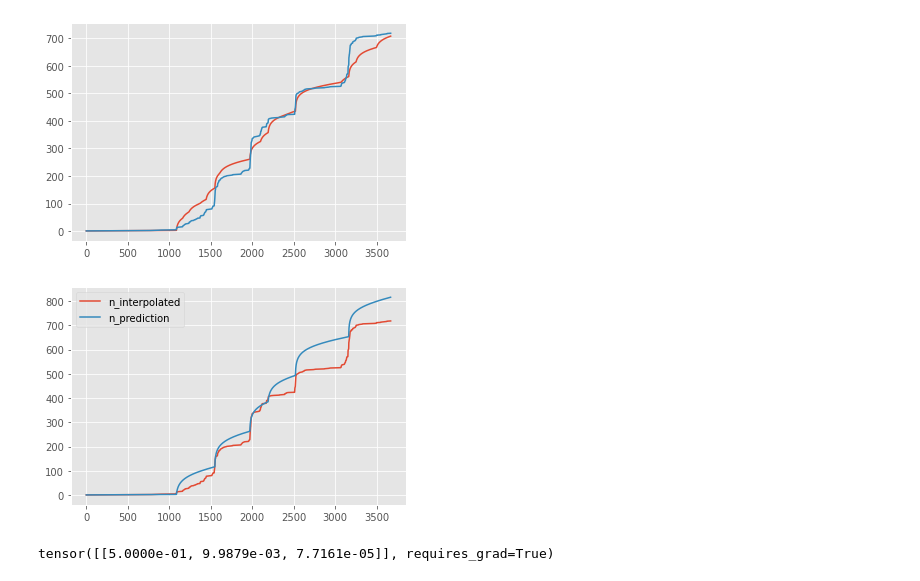
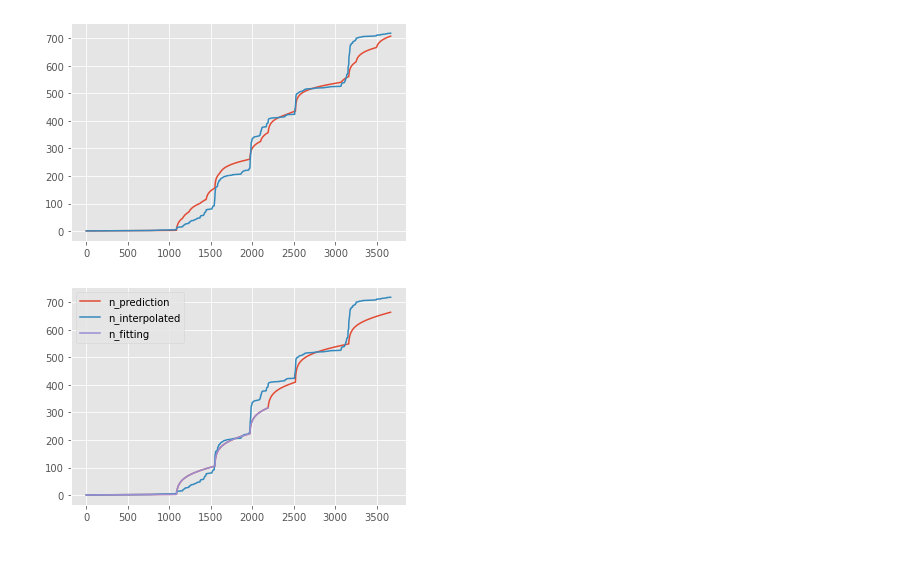
Before and after one commit to hanxiaokaka/Induced_seismic, a Jupyter notebook: notebooks/crs_model/005.prototype_gradient_peak_detector.ipynb, the cells around one changed output. Cells and saved outputs as stored; diff of their text form; code cells hidden in the pictures.

Commit message:
separate fitting and prediction plot in the figure

```diff
--- a/notebooks/crs_model/005.prototype_gradient_peak_detector.ipynb
+++ b/notebooks/crs_model/005.prototype_gradient_peak_detector.ipynb
@@ -164,10 +164,10 @@ params.register_hook(lambda g: F.normalize(g))
 initial_lr = 0.00005
 criterion = nn.MSELoss(reduction='sum')
 optimizer = optim.SGD(params=[params],lr=initial_lr,momentum=0.5)
-for epoch in range(500):
+for epoch in range(300):
     R0, N0 , n_target0 = torch.ones(1, 1),torch.ones(1, 1),torch.FloatTensor([])
     # for i in range(np.size(peak_indexs)-4): # only using partial data for training
-    for i in range(0,6): # only using the first 5 peaks for training
+    for i in range(0,4): # only using the first 5 peaks for training
              mpa_yr2pa_s = 1e6 / 365.25 / 86400
              site_info = {
                           'tectonic_shear_stressing_rate' : 3.5e-4 * mpa_yr2pa_s, # Pa / s
@@ -217,7 +217,7 @@ for epoch in range(500):
         # print('initial_loss: ' + str(initial_loss))
         print('step: ' + str(epoch) + ' loss is ' + str(loss.item()) + ' lr is ' + str(lr))
         # print(params.grad)
-        display(params.grad)
+        display(params.data)
     optimizer.zero_grad()
     loss.backward()
     optimizer.step()
@@ -247,42 +247,41 @@ tensor([[5.0000e-01, 9.9910e-03, 5.1348e-05]], requires_grad=True)
 # %%
 # params = torch.FloatTensor([[5.0009e-01,2.7316e-03,3.0530e-04,5.0000e-04]])
 # Rt, Nt = model(params, p, dpdt, delta_t)
 # plt.plot(Nt.data.detach().numpy()[0])
 # # params = torch.FloatTensor([[5.0009e-01,2.7316e-03,163.7424,5.0000e-04]])
-# Rt, Nt = model(params, p, dpdt, delta_t)
-# plt.plot(Nt.data.detach().numpy()[0])
-R0, N0 = torch.ones(1, 1),torch.ones(1, 1),
+
+# params = torch.FloatTensor([[5.0000e-01, 9.9879e-03, 7.1121e-05]]) # manually setting params from loss history
+
+R, N = torch.ones(1, 1),torch.ones(1, 1),
 for i in range(np.size(peak_indexs)-1):
     mpa_yr2pa_s = 1e6 / 365.25 / 86400
     site_info = {
         'tectonic_shear_stressing_rate' : 3.5e-4 * mpa_yr2pa_s, # Pa / s
         'tectonic_normal_stressing_rate' : 0, # Pa/s
         'sigma' : 30 * 1e6, # Pa
         'biot' : 0.3, # dimensionless
         #'background_rate' : 1.36 / 365.25 / 86400, # event/second,
-        'background_rate' : empirical_rate[peak_indexs[min(i,6)]] / 365.25 / 86400, # event/second,
+        # 'background_rate' : empirical_rate[peak_indexs[min(i,4)]+1] / 365.25 / 86400, # event/second,
+        'background_rate' : empirical_rate[peak_indexs[i]+1] / 365.25 / 86400, # event/second,
         'init_delta_t' : delta_t[0].item() }
     model = CRSModel(site_info)
     p0 = torch.FloatTensor(p)[peak_indexs[i]+1:peak_indexs[i+1]]
     dpdt0 = torch.FloatTensor(dpdt)[peak_indexs[i]+1:peak_indexs[i+1]]
     delta_t0 = torch.FloatTensor(delta_t)[peak_indexs[i]+1:peak_indexs[i+1]]
 
     Rt, Nt = model(params, p0, dpdt0, delta_t0)
     #print(empirical_rate[peak_indexs[i]],)
-    R0=torch.cat((R0,Rt),dim=-1)
+    R=torch.cat((R,Rt),dim=-1)
     #print(N0.detach()[0][-1])
-    Nt=torch.add(Nt,N0.detach()[0][-1])
+    Nt=torch.add(Nt,N.detach()[0][-1])
     #print(N0.detach())
-    N0=torch.cat((N0,Nt),dim=-1)
+    N=torch.cat((N,Nt),dim=-1)
     # n_target= torch.FloatTensor(n_interpolated)[peak_indexs[i]:peak_indexs[i+1]]
     # n_target0=torch.cat((n_target0,n_target),dim=-1)
+plt.plot((N[:,1:]).squeeze().detach().numpy(),label="n_prediction")
 plt.plot(n_interpolated,label="n_interpolated")
-plt.plot((N0[:,1:]).squeeze().detach().numpy(),label="n_prediction")
+plt.plot(N0[:,1:].squeeze().detach().numpy(),label='n_fitting')
 plt.legend(loc="upper left")
 plt.show()
 # %% [output]
-[figure, old version]
+[figure, new version]
-# %%
-params
-# %% [output]
-tensor([[5.0000e-01, 9.9879e-03, 7.7161e-05]], requires_grad=True)
```
Also changed, not shown: parts of 2 cells of this notebook.
